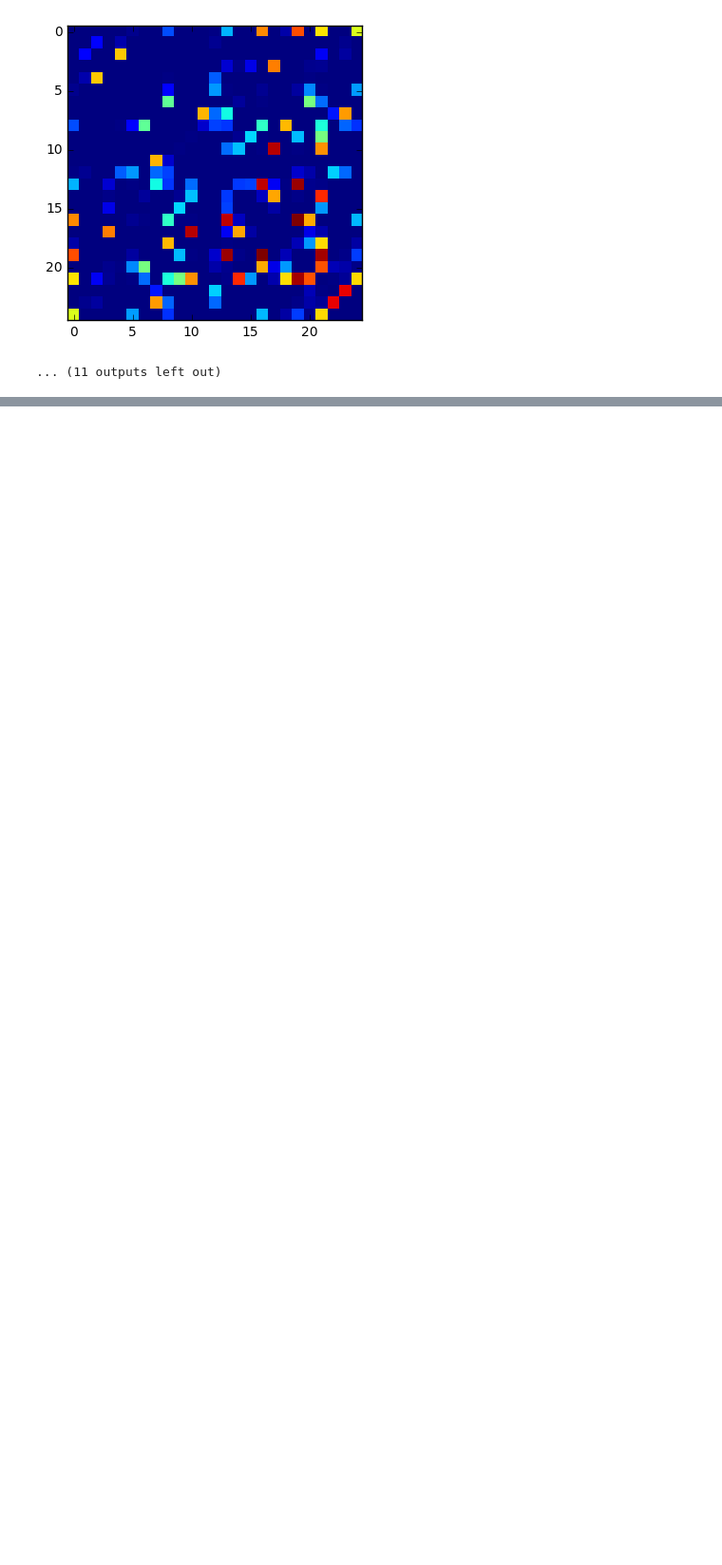
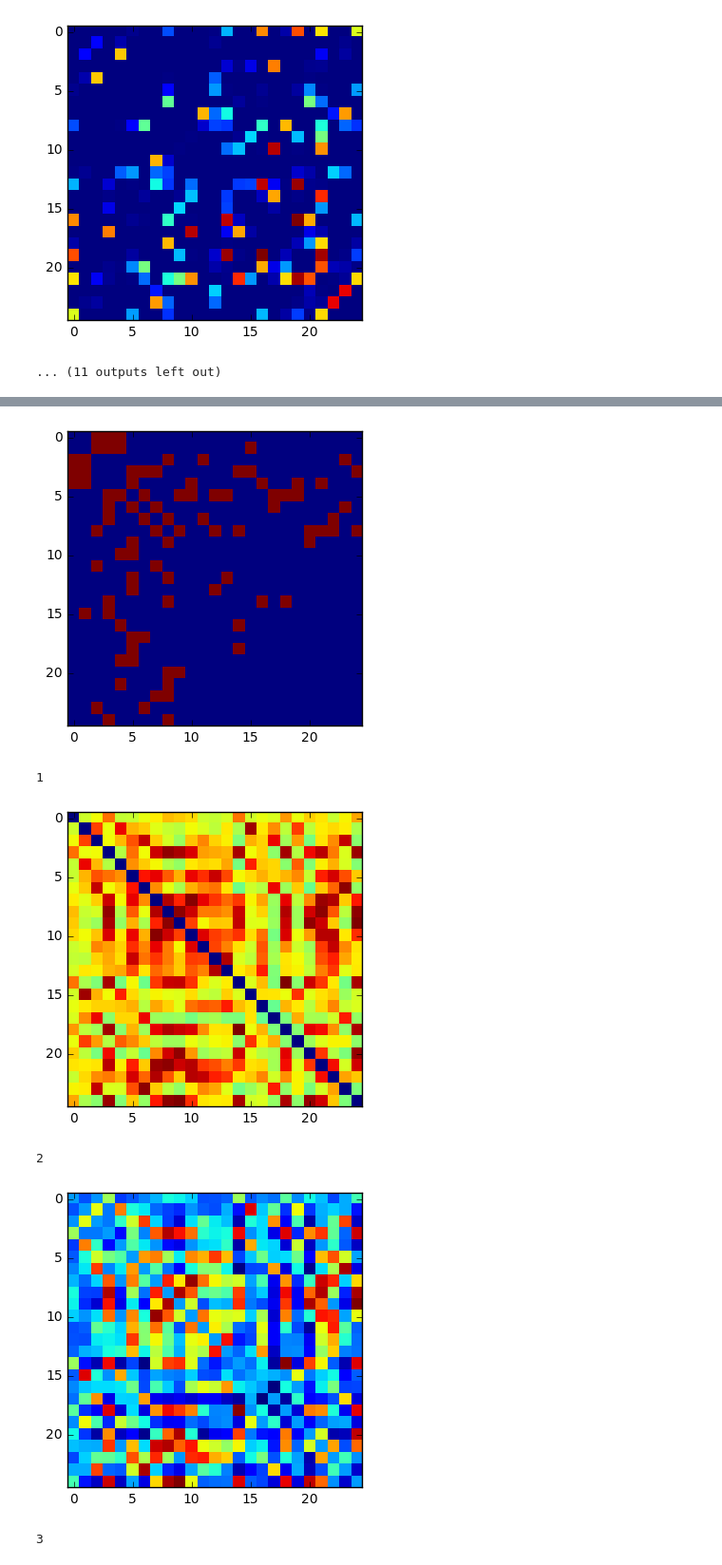
Before and after one commit to tester1456/NetworkModels, a Jupyter notebook: Graph Measures.ipynb, the cells around one changed output, grey strips where cells are left out. Shown at 95% size. Saved outputs shown, nothing was run; the diff lists cells and outputs as text; code cells hidden in the pictures; blank space fills up the shorter version.

```diff
--- a/Graph Measures.ipynb
+++ b/Graph Measures.ipynb
@@ -209,3 +194,13 @@ with open('measure_normal' , 'rb') as pickle_data:
 [figure]
 [figure]
 ... (11 outputs left out)
+# %%
+with open('adj_data' , 'rb') as pickle_data:
+    adj_data = np.array(pickle.load(pickle_data))
+    with open('measure_normal' , 'rb') as pickle_data_2:
+        measure_normal = np.array(pickle.load(pickle_data_2))
+        x = measure_normal[0]
+        plt.figure()
+        for mat in x:
+            plt.plot(adj_data.flatten(),mat.flatten(),'.')
+            plt.show()
@@ -211,0 +233,16 @@ with open('measure_normal' , 'rb') as pickle_data:
+# %%
+#generate connectivity matrixes for each measure for normal
+with open('time_data' , 'rb') as pickle_data:
+    trial = np.array(pickle.load(pickle_data))[0]
+    noise = [.01,.1,1]
+    trial_data = []
+    for func in mm.list_of_measures:
+            trial_data.append(func(trial[:,0,:]))
+    adj_data.append(trial_data)
+    for n in noise:
+        trial_data = []
+        noise_data = mm.add_noise(trial,n)
+        for func in mm.list_of_measures:
+            trial_data.append(func(noise_data[:,0,:]))
+        adj_data.append(trial_data)
+print(adj_data.shape)
@@ -211,0 +270,5 @@ with open('measure_normal' , 'rb') as pickle_data:
+# %%
+with open('time_data' , 'rb') as pickle_data:
+    trial = np.array(pickle.load(pickle_data))[0]
+    print(trial.shape)
+    mm.add_noise(trial,.01)
@@ -211,0 +277,19 @@ with open('measure_normal' , 'rb') as pickle_data:
+# %%
+plt.figure()
+with open('adj_data' , 'rb') as pickle_data:
+    adj = np.array(pickle.load(pickle_data))[0]
+    plt.imshow(adj, interpolation= "nearest")
+    plt.show()
+    i = 1
+for mat in adj_data:
+    print(i)
+    i += 1
+    plt.imshow(mat, interpolation= "nearest")
+    plt.show()
+# %% [output]
+[figure, added]
+1
+[figure, added]
+2
+[figure, added]
+3
```
Also changed, not shown: parts of 18 cells of this notebook, 6 other files.
